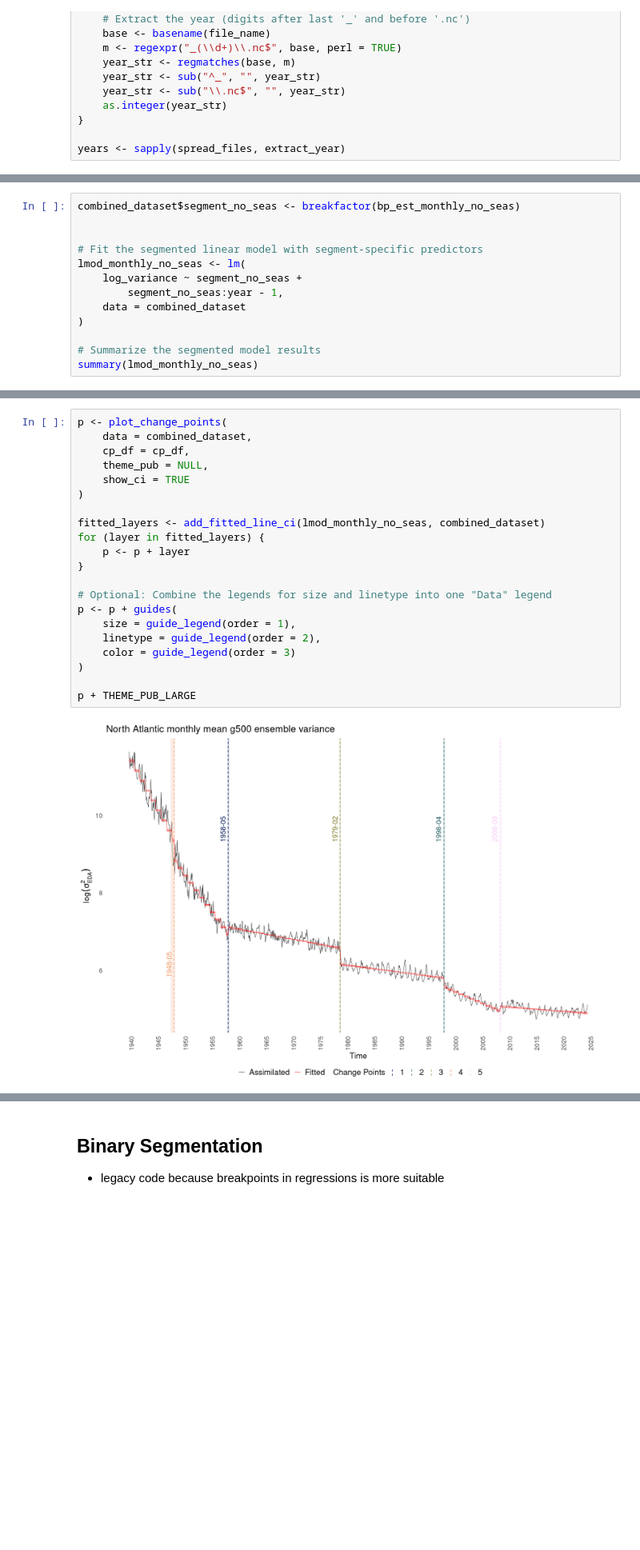
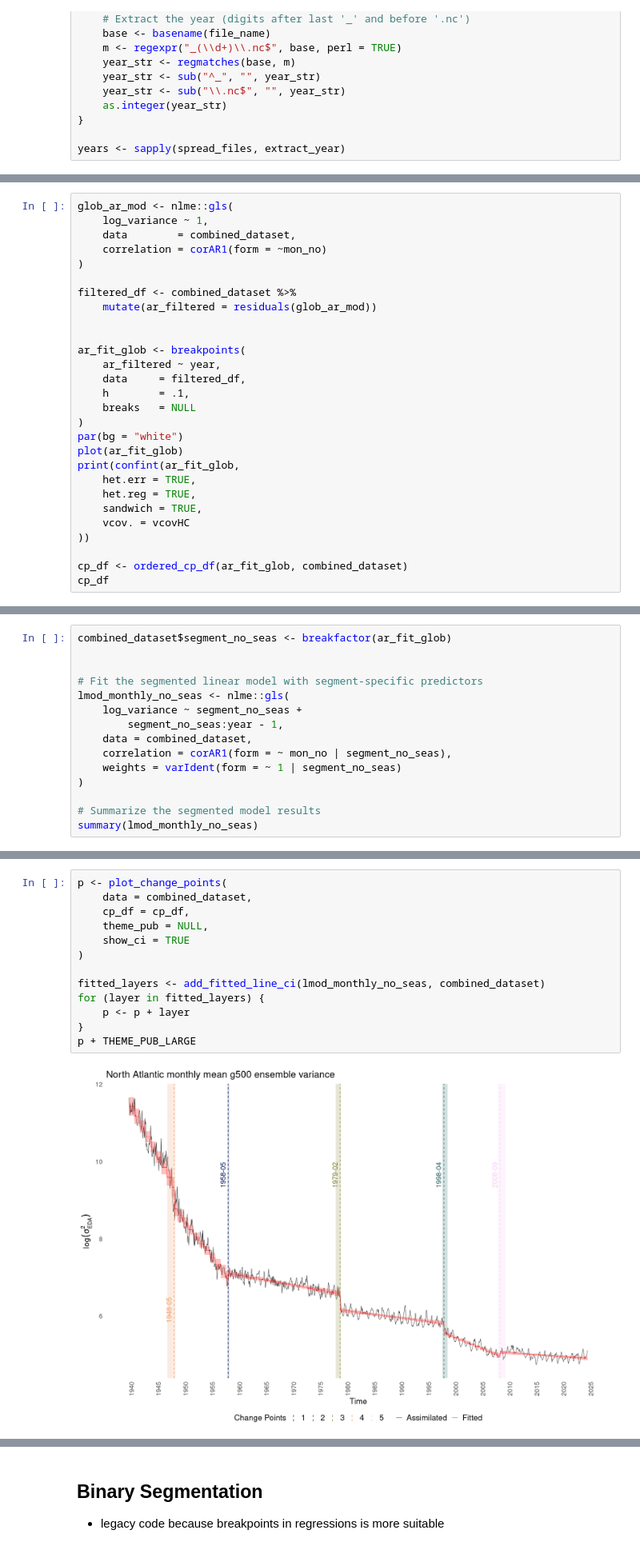
Before and after one commit to hschoeller/wp22a, a Jupyter notebook: notebooks/ChangePoints.ipynb, the cells around one changed output, grey strips where cells are left out. Shown at 80% size. Drawn from its saved outputs; the diff is of its cells as text; blank space fills up the shorter version.

```diff
--- a/notebooks/ChangePoints.ipynb
+++ b/notebooks/ChangePoints.ipynb
@@ -135,0 +129,28 @@ A data.frame: 5 × 4
+# %%
+glob_ar_mod <- nlme::gls(
+    log_variance ~ 1,
+    data        = combined_dataset,
+    correlation = corAR1(form = ~mon_no)
+)
+
+filtered_df <- combined_dataset %>%
+    mutate(ar_filtered = residuals(glob_ar_mod))
+
+
+ar_fit_glob <- breakpoints(
+    ar_filtered ~ year,
+    data     = filtered_df,
+    h        = .1,
+    breaks   = NULL
+)
+par(bg = "white")
+plot(ar_fit_glob)
+print(confint(ar_fit_glob,
+    het.err = TRUE,
+    het.reg = TRUE,
+    sandwich = TRUE,
+    vcov. = vcovHC
+))
+
+cp_df <- ordered_cp_df(ar_fit_glob, combined_dataset)
+cp_df
@@ -136,12 +184,14 @@ A data.frame: 5 × 4
 # %%
-combined_dataset$segment_no_seas <- breakfactor(bp_est_monthly_no_seas)
+combined_dataset$segment_no_seas <- breakfactor(ar_fit_glob)
 
 
 # Fit the segmented linear model with segment-specific predictors
-lmod_monthly_no_seas <- lm(
+lmod_monthly_no_seas <- nlme::gls(
     log_variance ~ segment_no_seas +
         segment_no_seas:year - 1,
-    data = combined_dataset
+    data = combined_dataset,
+    correlation = corAR1(form = ~ mon_no | segment_no_seas),
+    weights = varIdent(form = ~ 1 | segment_no_seas)
 )
 
 # Summarize the segmented model results
@@ -167,23 +217,15 @@ F-statistic: 2.046e+05 on 12 and 1007 DF,  p-value: < 2.2e-16
 # %%
 p <- plot_change_points(
     data = combined_dataset,
     cp_df = cp_df,
     theme_pub = NULL,
     show_ci = TRUE
 )
 
 fitted_layers <- add_fitted_line_ci(lmod_monthly_no_seas, combined_dataset)
 for (layer in fitted_layers) {
     p <- p + layer
 }
-
-# Optional: Combine the legends for size and linetype into one "Data" legend
-p <- p + guides(
-    size = guide_legend(order = 1),
-    linetype = guide_legend(order = 2),
-    color = guide_legend(order = 3)
-)
-
 p + THEME_PUB_LARGE
 # %% [output]
-[figure, old version]
+[figure, new version]
```
Also changed, not shown: parts of 40 cells of this notebook, 2 other files.
